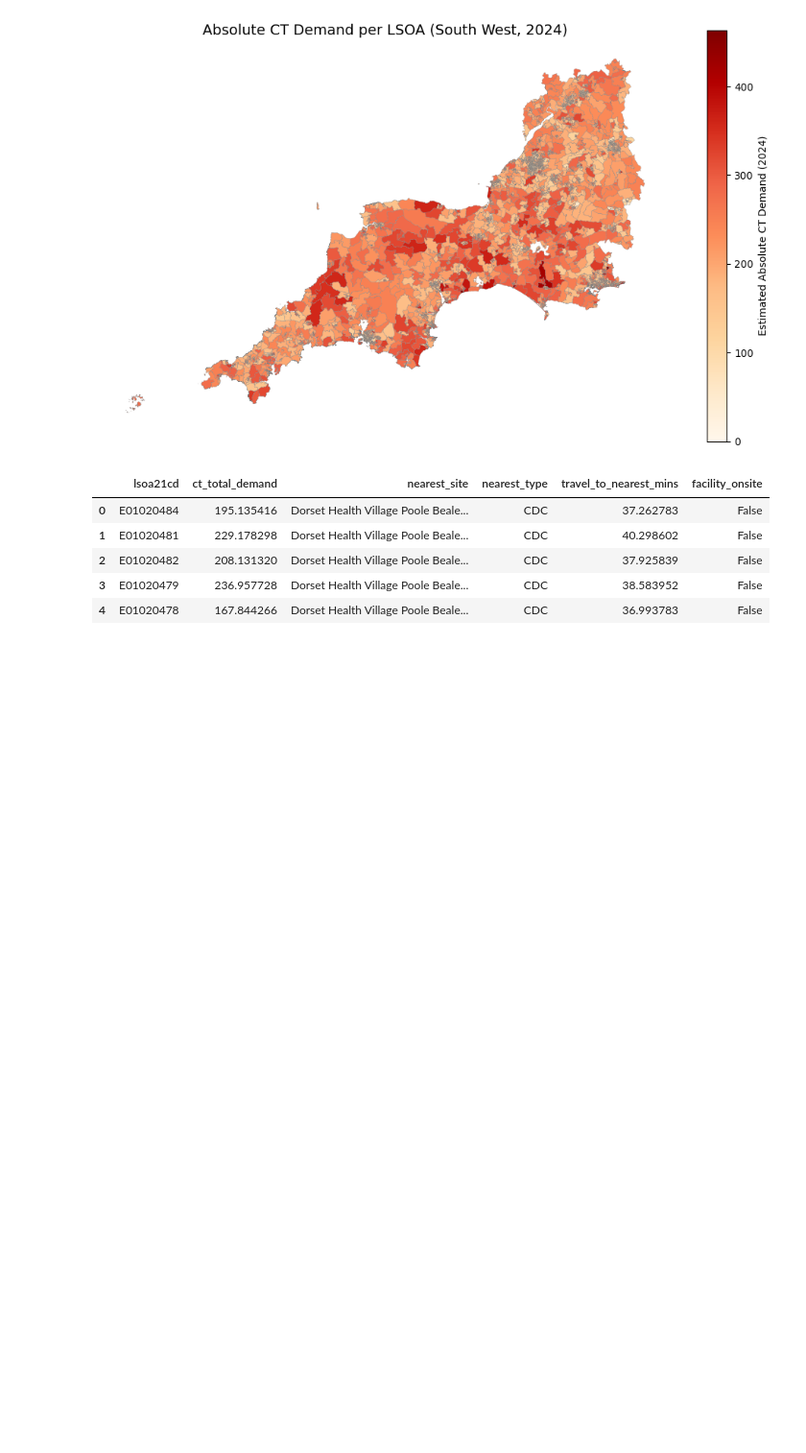
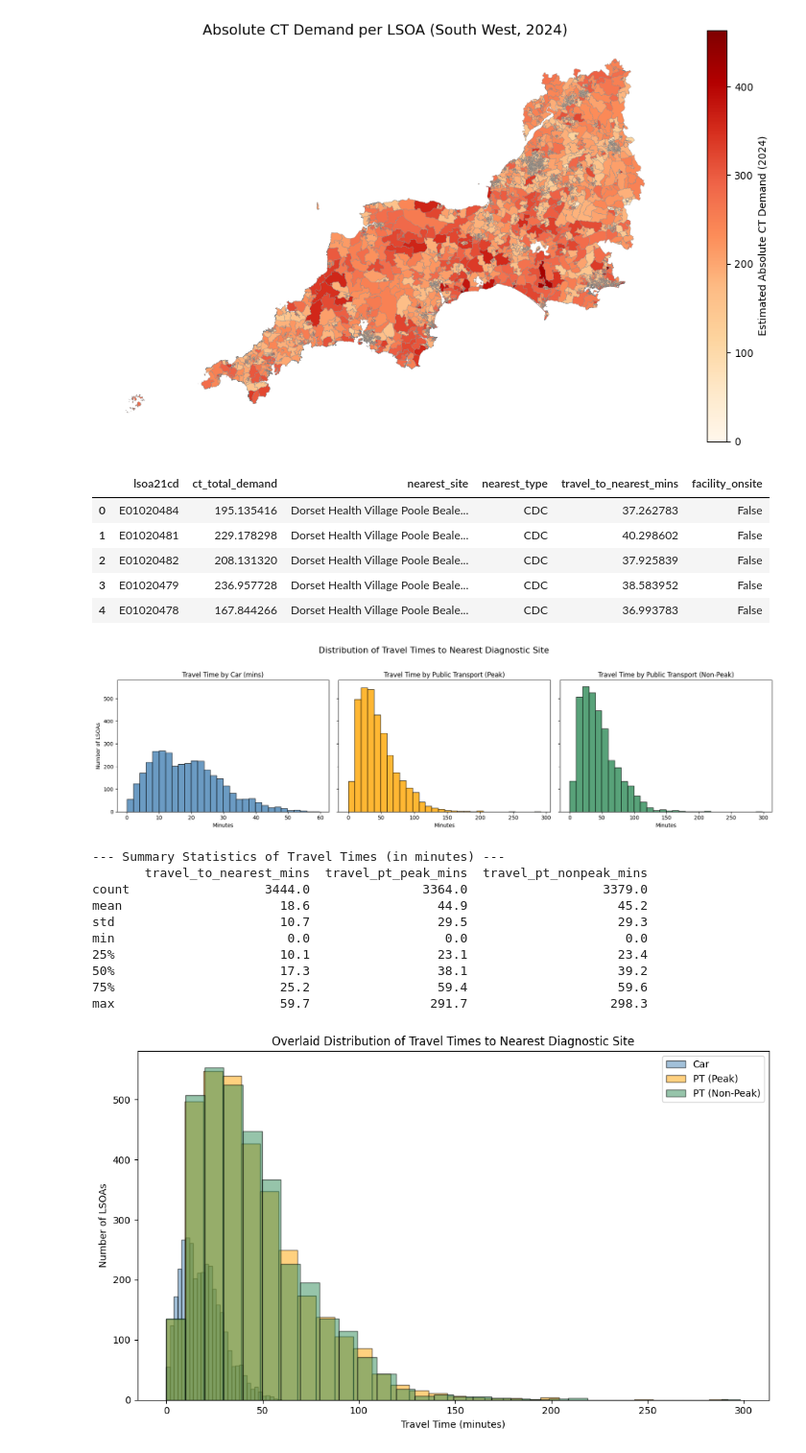
Before and after one commit to RossTylr/diagnostic-modality-demand, a Jupyter notebook: notebooks/02a_CT_spatial_demand.ipynb, the cells around one changed output. Shown at 96% size. Saved outputs shown, nothing was run; the diff lists cells and outputs as text; code cells hidden in the pictures; blank space fills up the shorter version.

```diff
--- a/notebooks/02a_CT_spatial_demand.ipynb
+++ b/notebooks/02a_CT_spatial_demand.ipynb
@@ -254,6 +254,51 @@ gdf_ct[[
 | 3 | E01020479 | 236.957728 | Dorset Health Village Poole Beale... | CDC | 38.583952 | False |
 | 4 | E01020478 | 167.844266 | Dorset Health Village Poole Beale... | CDC | 36.993783 | False |
 # %%
+# ------------------------------------------------------------------
+# Step 4 – Add PT Travel Times and Plot All Travel Time Histograms
+# ------------------------------------------------------------------
+
+# Merge PT travel times into gdf_ct
+pt_travel_times = travel_df[[
+    "origin_lsoa", "dest_lsoa",
+    "travel_time_pt_peak", "travel_time_pt_nonpeak"
+]].copy()
+
+# Only keep rows where destination is the nearest facility
+nearest_merge = gdf_ct[["lsoa21cd", "nearest_site"]].merge(
+    facilities_df[["Name", "lsoa21cd"]],
+    left_on="nearest_site",
+    right_on="Name",
+    how="left",
+    suffixes=("", "_site")
+)
+
+# Attach PT times from travel matrix
+pt_merged = pt_travel_times.merge(
+    nearest_merge,
+    left_on=["origin_lsoa", "dest_lsoa"],
+    right_on=["lsoa21cd", "lsoa21cd_site"],
+    how="inner"
+)
+
+# Add to gdf_ct
+gdf_ct = gdf_ct.merge(
+    pt_merged[["origin_lsoa", "travel_time_pt_peak", "travel_time_pt_nonpeak"]],
+    left_on="lsoa21cd",
+    right_on="origin_lsoa",
+    how="left"
+).drop(columns="origin_lsoa")
+
+# Rename for plotting consistency
+gdf_ct = gdf_ct.rename(columns={
+    "travel_time_pt_peak": "travel_pt_peak_mins",
+    "travel_time_pt_nonpeak": "travel_pt_nonpeak_mins"
+})
+
+# ------------------------------------------------------------------
+# Travel Time Histograms (Car, PT Peak, PT Non-Peak)
+# ------------------------------------------------------------------
+
 # Set style
 plt.style.use("seaborn-v0_8-muted")
 
@@ -331,33 +376,46 @@ plt.hist(
     color="steelblue",
     alpha=alpha,
     edgecolor="black",
     label="Car"
 )
 
 plt.hist(
     gdf_ct["travel_pt_peak_mins"].dropna(),
     bins=bins,
     color="orange",
     alpha=alpha,
     edgecolor="black",
     label="PT (Peak)"
 )
 
 plt.hist(
     gdf_ct["travel_pt_nonpeak_mins"].dropna(),
     bins=bins,
     color="seagreen",
     alpha=alpha,
     edgecolor="black",
     label="PT (Non-Peak)"
 )
 
 plt.title("Overlaid Distribution of Travel Times to Nearest Diagnostic Site")
 plt.xlabel("Travel Time (minutes)")
 plt.ylabel("Number of LSOAs")
 plt.legend(loc="upper right")
 plt.tight_layout()
 plt.show()
+# %% [output]
+[figure, added]
+--- Summary Statistics of Travel Times (in minutes) ---
+       travel_to_nearest_mins  travel_pt_peak_mins  travel_pt_nonpeak_mins
+count                  3444.0               3364.0                  3379.0
+mean                     18.6                 44.9                    45.2
+std                      10.7                 29.5                    29.3
+min                       0.0                  0.0                     0.0
+25%                      10.1                 23.1                    23.4
+50%                      17.3                 38.1                    39.2
+75%                      25.2                 59.4                    59.6
+max                      59.7                291.7                   298.3
+[figure, added]
 # %%
 # ------------------------------------------------------------------
 # Step 4 – Overlay CT Demand Choropleth with Facility Locations
```
Also changed, not shown: parts of 10 cells of this notebook, 6 other files.
